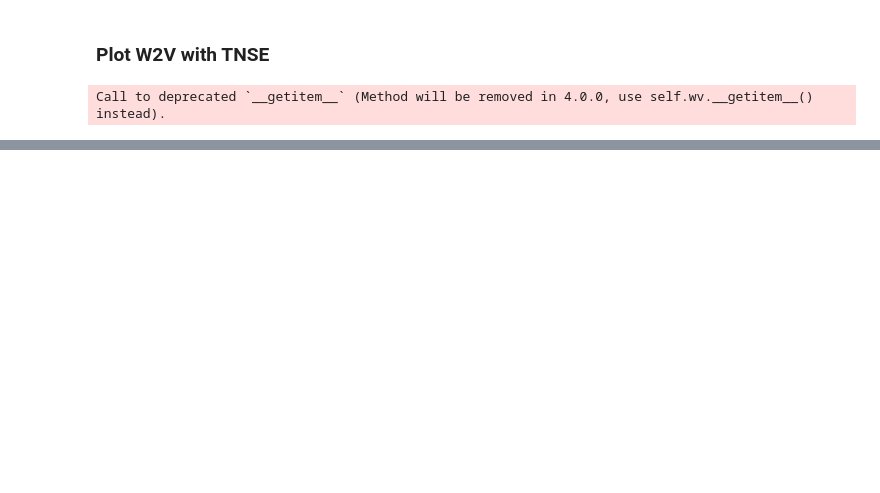
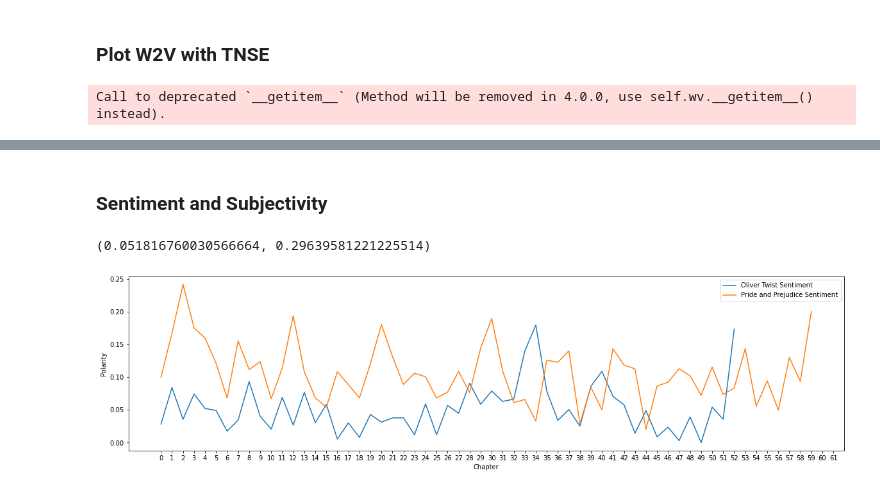
Before and after one commit to jitsen-design/Data_620_Group, a Jupyter notebook: Final_Project/final_project_jit2-OT.ipynb, the cells around one changed output, grey strips where cells are left out. Drawn from its saved outputs; the diff is of its cells as text; code cells hidden in the pictures; blank space fills up the shorter version.

```diff
--- a/Final_Project/final_project_jit2-OT.ipynb
+++ b/Final_Project/final_project_jit2-OT.ipynb
@@ -564,0 +582,42 @@ fig.update_layout(go.Layout(
+# %% [markdown]
+### Sentiment and Subjectivity
+# %%
+text = find_chapters(oliver_lines[6255:-19184])
+sentiment_list = []
+subjectivity_list = []
+for chapter in ['Chapter {}'.format(x) for x in range(1, 54)]:
+    text[chapter] = text[chapter].replace('Oliver Twist', 'Oliver')\
+                             .replace('Bill Sikes', 'Bill')\
+                             .replace('Mr. Brownlow', 'MrBrownlow')\
+                             .replace( 'Mr. Bumble', 'MrBumble')\
+                             .replace('Charley Bates', 'Charley')\
+                             .replace('Artful Dodger', 'Dodger')\
+                             .replace('Mr. Sowerberry', 'MrSowerberry')\
+                             .replace('Mrs. Sowerberry', 'MrsSowerberry')\
+                             .replace('Mrs. Maylie', 'MrsMaylie')\
+                             .replace('Jew', 'Fagin')\
+                             .replace('Noah Claypole', 'Noah')
+
+    sentiment_tuple = sentiment_calculator(text[chapter])
+    sentiment_list.append(sentiment_tuple[0])
+    subjectivity_list.append(sentiment_tuple[1])
+# %%
+np.mean(sentiment_list), np.mean(subjectivity_list)
+# %% [output]
+(0.051816760030566664, 0.29639581221225514)
+# %%
+with open('oliver_sentiment_subjectivity.pkl','wb') as f:
+    pickle.dump((sentiment_list, subjectivity_list), f)
+# %%
+with open('pride_sentiment_subjectivity.pkl','rb') as f:
+     pride_sentiment_subjectivity = pickle.load(f)
+# %%
+plt.figure(figsize=(20,5))
+plt.plot(sentiment_list,label='Oliver Twist Sentiment');
+plt.plot(pride_sentiment_subjectivity[0], label='Pride and Prejudice Sentiment');
+plt.ylabel('Polarity');
+plt.xlabel('Chapter');
+plt.xticks([x for x in range(62)])
+plt.legend();
+# %% [output]
+[figure, added]
```
Also changed, not shown: parts of 6 cells of this notebook, 3 other files.
